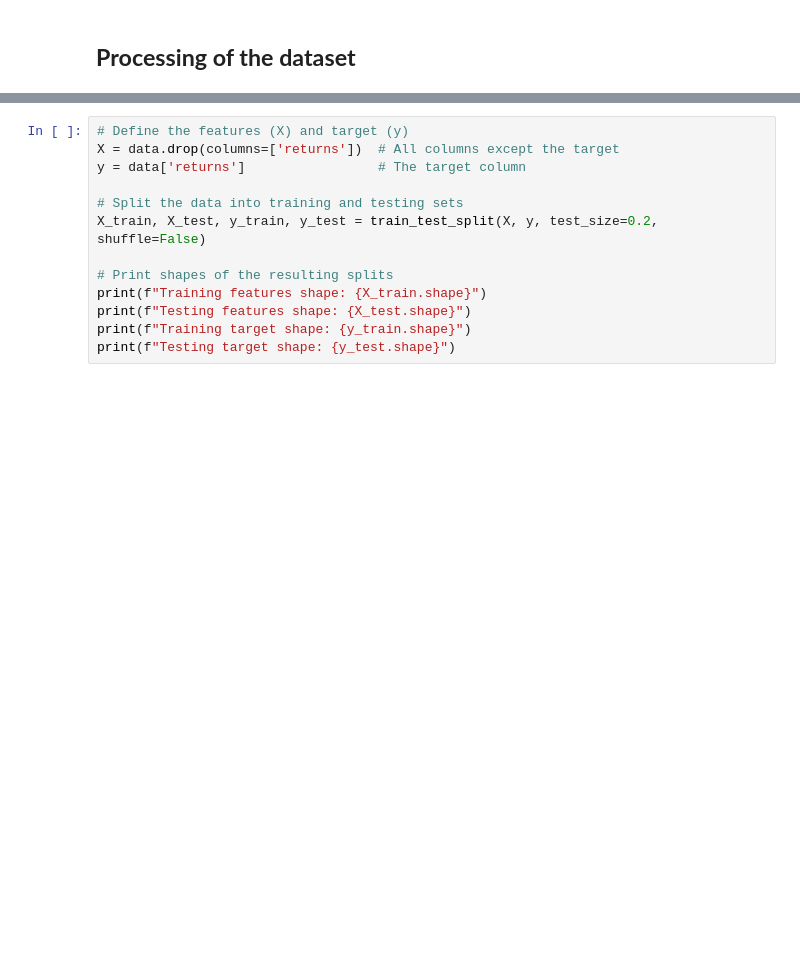
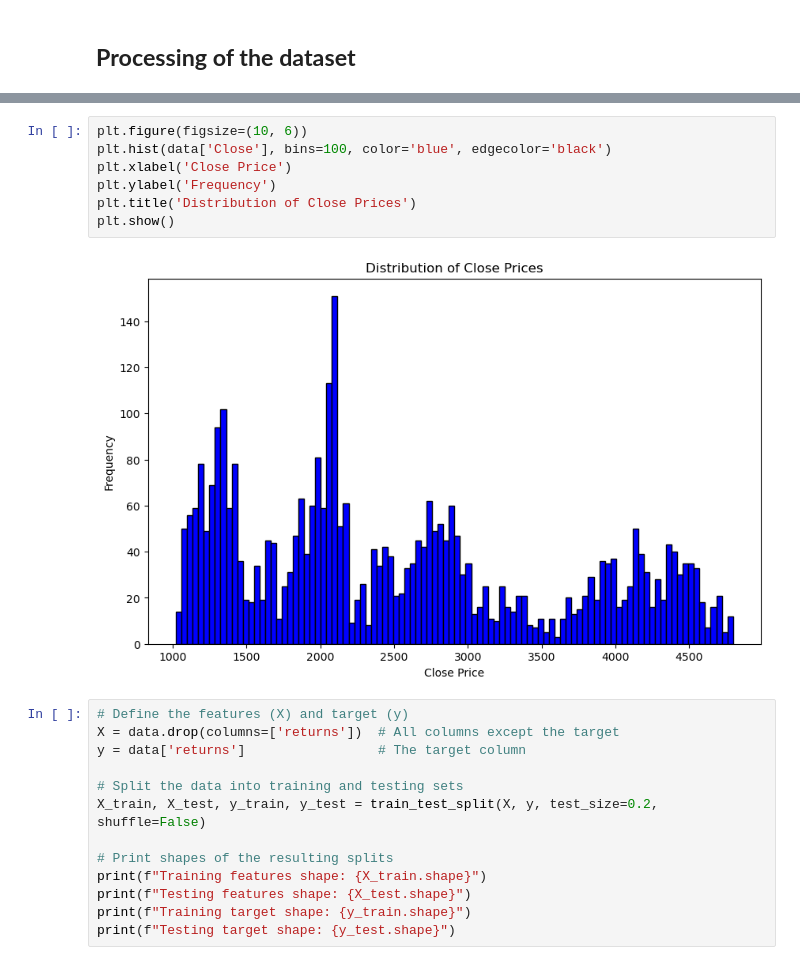
Before and after one commit to Jimmy-Bao-01/AML_project, a Jupyter notebook: notebook.ipynb, the cells around one changed output, grey strips where cells are left out. Cells and saved outputs as stored; diff of their text form; blank space fills up the shorter version.

```diff
--- a/notebook.ipynb
+++ b/notebook.ipynb
@@ -194,3 +189,12 @@ data.head()
+# %%
+plt.figure(figsize=(10, 6))
+plt.hist(data['Close'], bins=100, color='blue', edgecolor='black')
+plt.xlabel('Close Price')
+plt.ylabel('Frequency')
+plt.title('Distribution of Close Prices')
+plt.show()
+# %% [output]
+[figure, added]
 # %%
 # Define the features (X) and target (y)
 X = data.drop(columns=['returns'])  # All columns except the target
```
Also changed, not shown: parts of 2 cells of this notebook, 6 other files.
